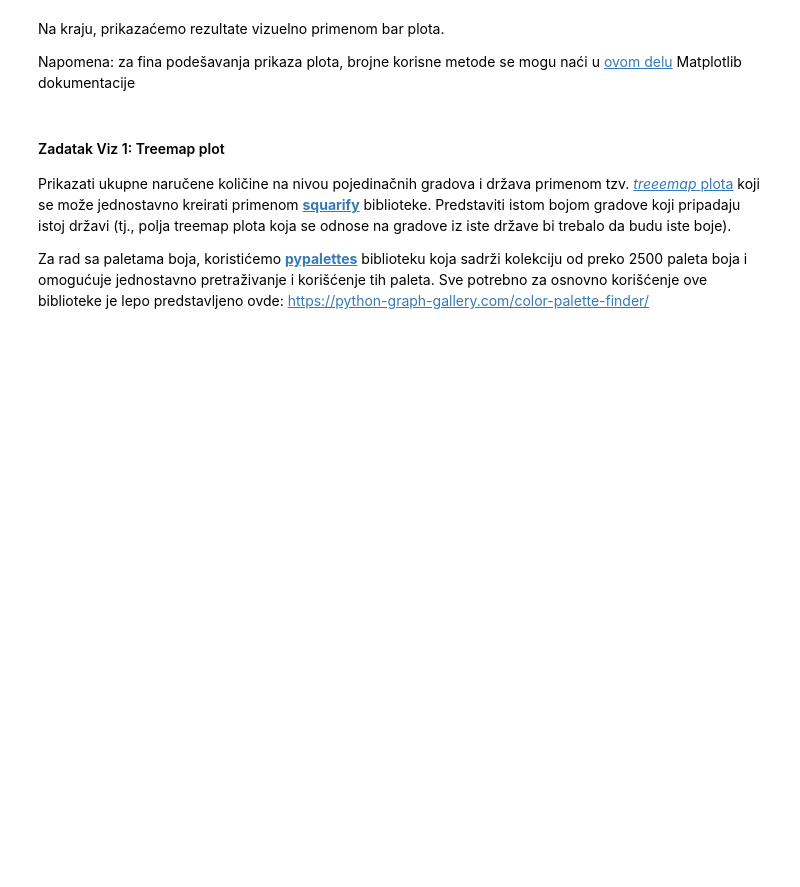
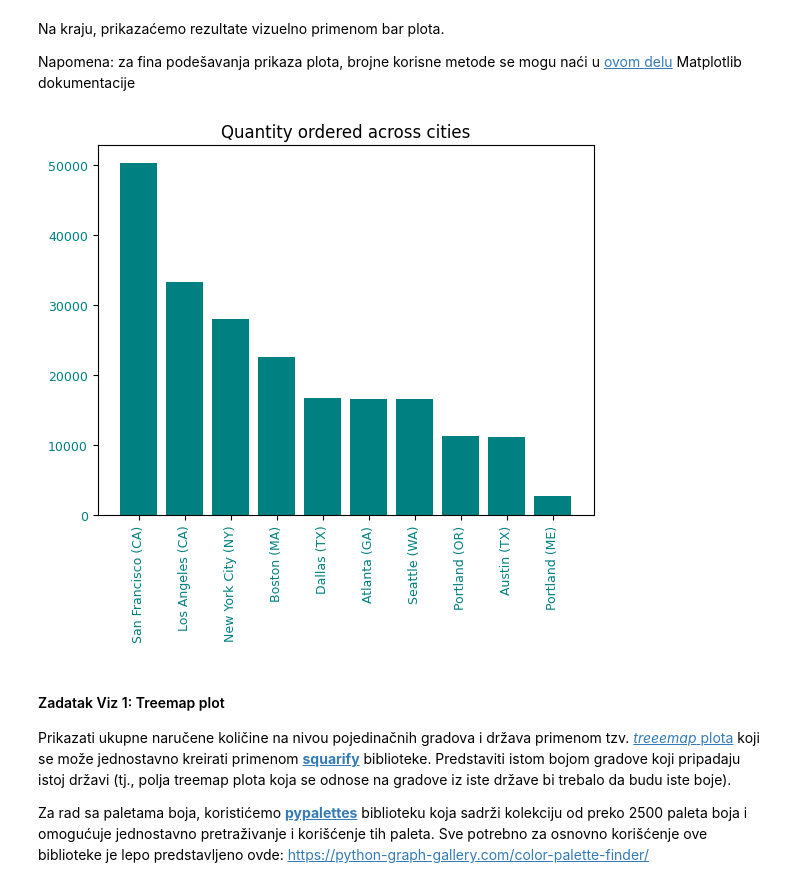
Before and after one commit to programiranje3/p3-2024v, a Jupyter notebook: pandas_and_viz_labs/sales_analysis.ipynb, the cells around one changed output. Drawn from its saved outputs; the diff is of its cells as text; code cells hidden in the pictures; blank space fills up the shorter version.

```diff
--- a/pandas_and_viz_labs/sales_analysis.ipynb
+++ b/pandas_and_viz_labs/sales_analysis.ipynb
@@ -585,0 +678,3 @@ Za potrebe ovog zadatka, grupisaćemo porudžbine prema gradu iz koga dolaze:
+# %%
+sales_per_city = sales.groupby("Purchase_City").Quantity_Ordered.sum()
+sales_per_city
@@ -586,2 +694,5 @@ Za potrebe ovog zadatka, grupisaćemo porudžbine prema gradu iz koga dolaze:
 # %% [markdown]
 Sortiraćemo rezultate u opadajućem redosledu naručene količine:
+# %%
+sales_per_city.sort_values(inplace=True, ascending=False)
+sales_per_city
@@ -589,6 +713,19 @@ Sortiraćemo rezultate u opadajućem redosledu naručene količine:
 Na kraju, prikazaćemo rezultate vizuelno primenom bar plota.
 
 Napomena: za fina podešavanja prikaza plota, brojne korisne metode se mogu naći u [ovom delu](https://matplotlib.org/stable/api/axes_api.html) Matplotlib dokumentacije
+# %%
+x = sales_per_city.index.tolist()
+y = sales_per_city.values.tolist()
+
+_, ax = plt.subplots()
+ax.bar(x, y, color='teal')
+ax.tick_params(axis='x', labelrotation=90, labelsize=9, labelcolor="teal")
+ax.tick_params(axis='y', labelsize=9, labelcolor="teal")
+ax.set_title("Quantity ordered across cities")
+
+plt.show()
+# %% [output]
+[figure, added]
 # %% [markdown]
 #### Zadatak Viz 1: Treemap plot
 
```
Also changed, not shown: parts of 55 cells of this notebook, 1 other file.
